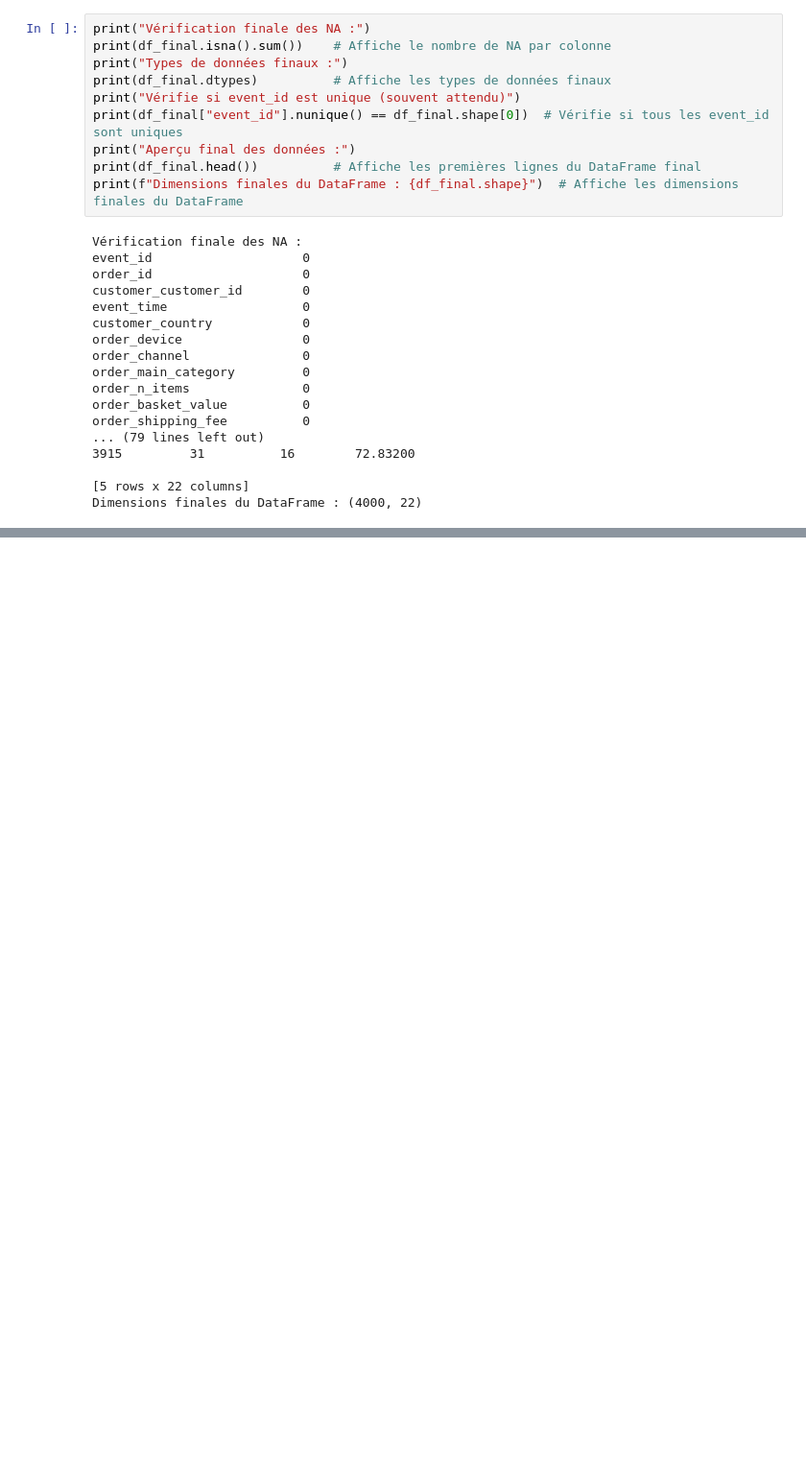
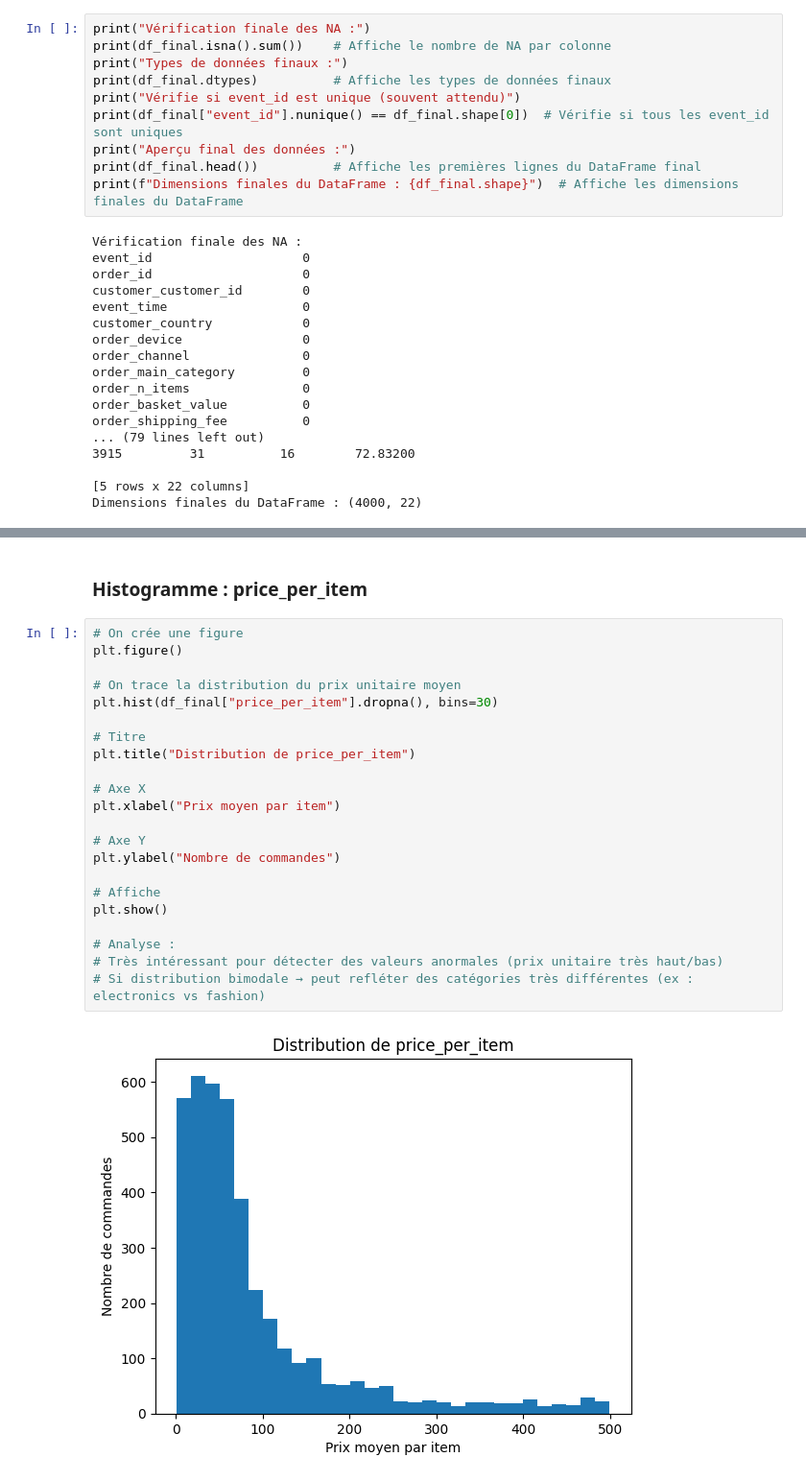
Before and after one commit to epsf-a-mosquera/PreparationExamenBloc2, a Jupyter notebook: notebooks/exploration.ipynb, the cells around one changed output, grey strips where cells are left out. Shown at 96% size. Cells and saved outputs as stored; diff of their text form; blank space fills up the shorter version.

```diff
--- a/notebooks/exploration.ipynb
+++ b/notebooks/exploration.ipynb
@@ -651,0 +781,26 @@ Dimensions finales du DataFrame : (4000, 22)
+# %% [markdown]
+### Histogramme : price_per_item
+# %%
+# On crée une figure
+plt.figure()
+
+# On trace la distribution du prix unitaire moyen
+plt.hist(df_final["price_per_item"].dropna(), bins=30)
+
+# Titre
+plt.title("Distribution de price_per_item")
+
+# Axe X
+plt.xlabel("Prix moyen par item")
+
+# Axe Y
+plt.ylabel("Nombre de commandes")
+
+# Affiche
+plt.show()
+
+# Analyse :
+# Très intéressant pour détecter des valeurs anormales (prix unitaire très haut/bas)
+# Si distribution bimodale → peut refléter des catégories très différentes (ex : electronics vs fashion)
+# %% [output]
+[figure, added]
```
Also changed, not shown: parts of 45 cells of this notebook, 5 other files.
